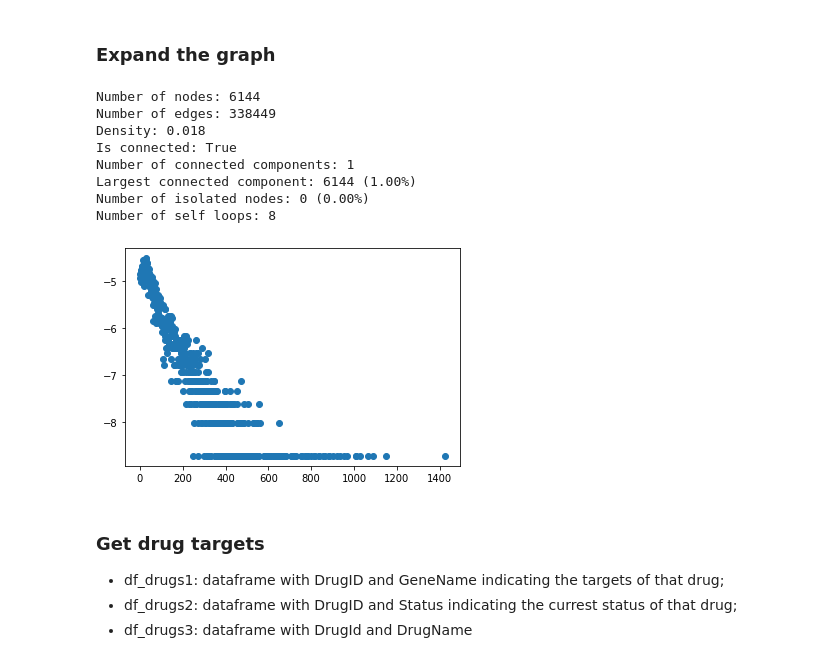
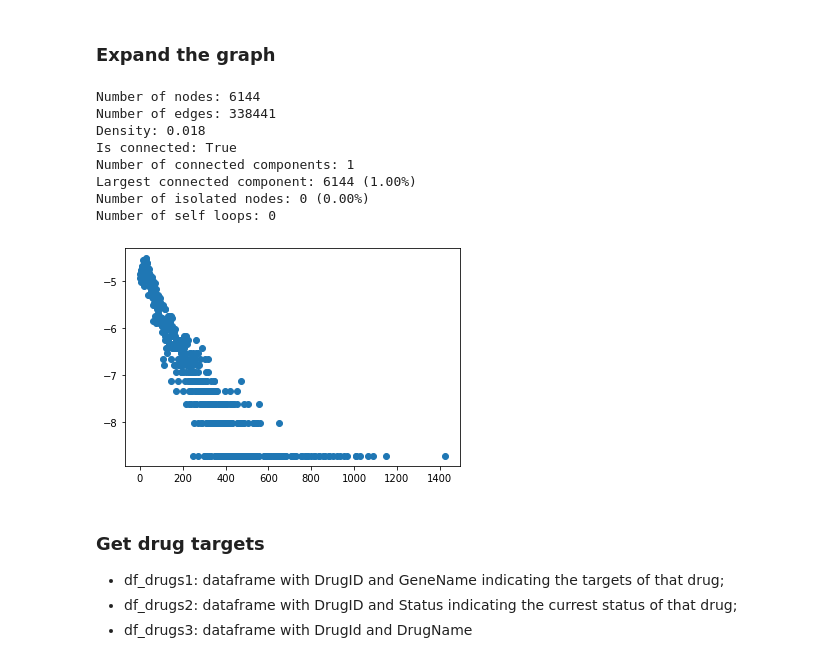
Before and after one commit to darcoenr/chl, a Jupyter notebook: 1_graph_construction.ipynb, the cells around one changed output. Saved outputs shown, nothing was run; the diff lists cells and outputs as text; code cells hidden in the pictures.

```diff
--- a/1_graph_construction.ipynb
+++ b/1_graph_construction.ipynb
@@ -206,36 +206,37 @@ G_exp = deepcopy(G_un)
 # Expand
 pa.expand_with_neighbours(G_exp)
 
 # Remove self loops
 pa.remove_self_loop(G_exp)
 
 # Get main connected component
 G_cc = pa.get_main_connected_component(G_exp)
 
 # Prune
 pa.pruning_0(G_cc)
 
 # Relabel
 pa.relabel_node_with_aliases(G_cc)
+pa.remove_self_loop(G_cc)
 
 ### Plot scale free property
 n_neig = sorted([len(list(G_cc.neighbors(n))) for n in G_cc.nodes()])
 n_neig = np.array(n_neig)
 p = []
 for i in range(1, n_neig[-1]+1):
     p.append(len(n_neig[n_neig == i])/len(n_neig))
 plt.scatter(range(len(p)), np.log(np.array(p)))
 pa.print_graph_properties(G_cc)
 # %% [output]
 Number of nodes: 6144
-Number of edges: 338449
+Number of edges: 338441
 Density: 0.018
 Is connected: True
 Number of connected components: 1
 Largest connected component: 6144 (1.00%)
 Number of isolated nodes: 0 (0.00%)
-Number of self loops: 8
+Number of self loops: 0
-[figure, old version]
+[figure, new version]
 # %% [markdown]
 ### Get drug targets
 * df_drugs1: dataframe with DrugID and GeneName indicating the targets of that drug;
```
Also changed, not shown: parts of 1 cell of this notebook, 2 other files.
